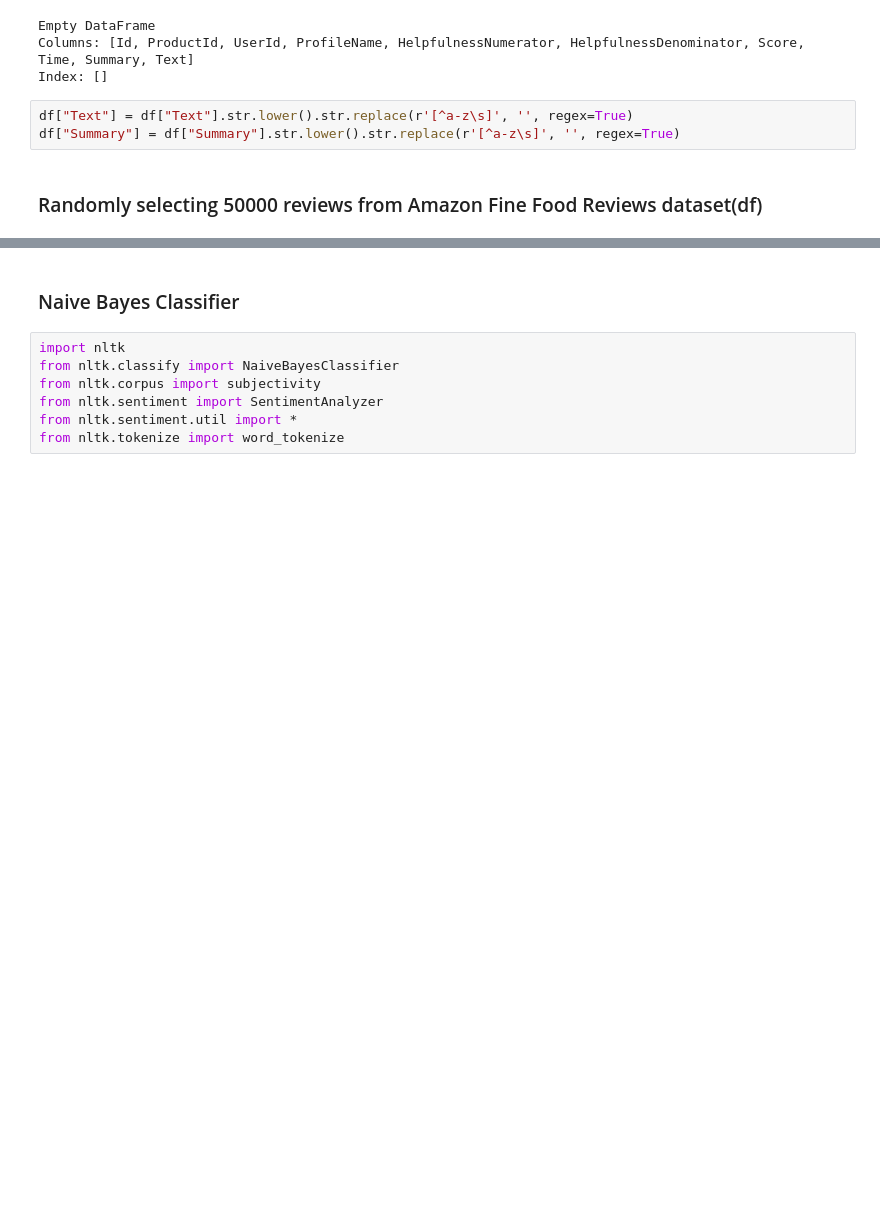
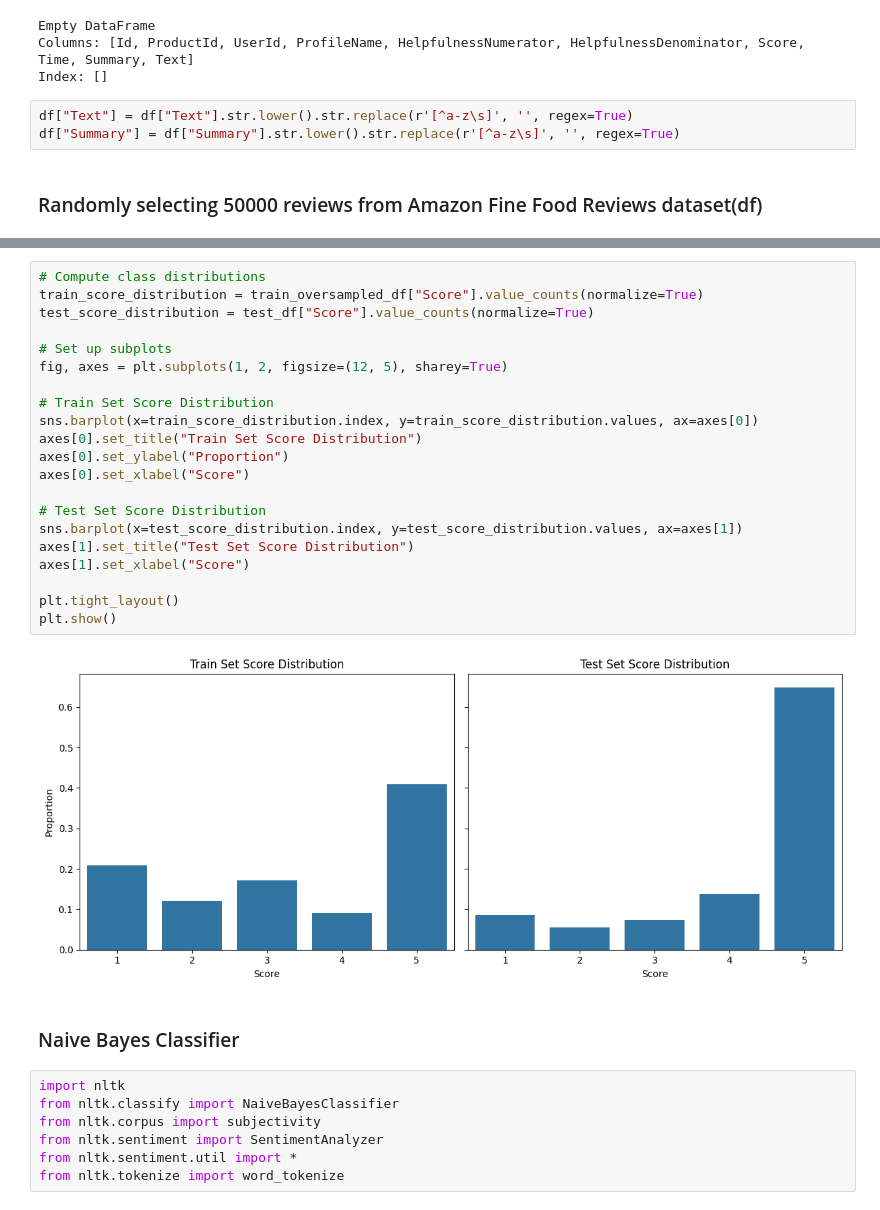
Before and after one commit to jasonhops/IE7500, a Jupyter notebook: NaiveBayes_and_LSTM_model.ipynb, the cells around one changed output, grey strips where cells are left out. Cells and saved outputs as stored; diff of their text form; blank space fills up the shorter version.

```diff
--- a/NaiveBayes_and_LSTM_model.ipynb
+++ b/NaiveBayes_and_LSTM_model.ipynb
@@ -157,3 +190,26 @@ Check for missing, duplicate, and formatting issues.
+# %%
+# Compute class distributions
+train_score_distribution = train_oversampled_df["Score"].value_counts(normalize=True)
+test_score_distribution = test_df["Score"].value_counts(normalize=True)
+
+# Set up subplots
+fig, axes = plt.subplots(1, 2, figsize=(12, 5), sharey=True)
+
+# Train Set Score Distribution
+sns.barplot(x=train_score_distribution.index, y=train_score_distribution.values, ax=axes[0])
+axes[0].set_title("Train Set Score Distribution")
+axes[0].set_ylabel("Proportion")
+axes[0].set_xlabel("Score")
+
+# Test Set Score Distribution
+sns.barplot(x=test_score_distribution.index, y=test_score_distribution.values, ax=axes[1])
+axes[1].set_title("Test Set Score Distribution")
+axes[1].set_xlabel("Score")
+
+plt.tight_layout()
+plt.show()
+# %% [output]
+[figure, added]
 # %% [markdown]
 ### Naive Bayes Classifier
 # %%
```
Also changed, not shown: parts of 8 cells of this notebook, 3 other files.
